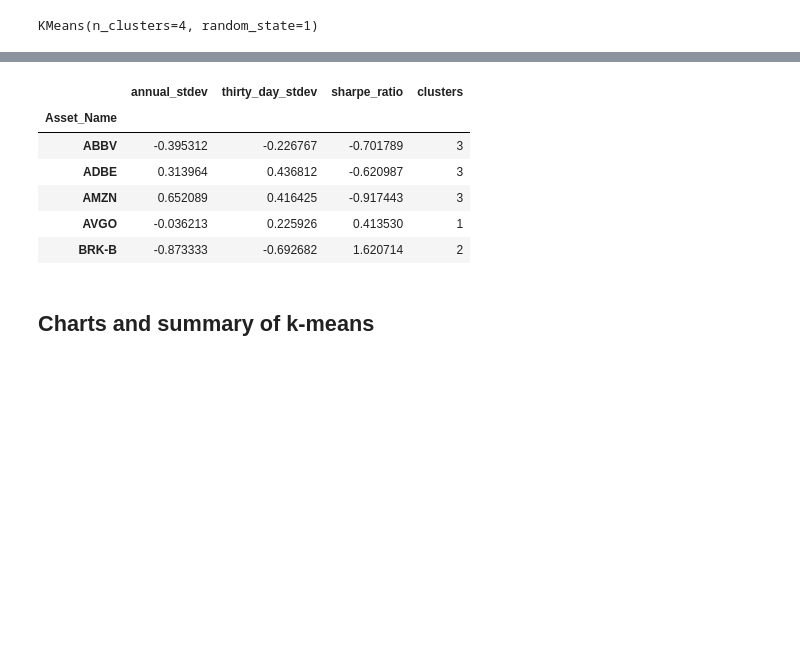
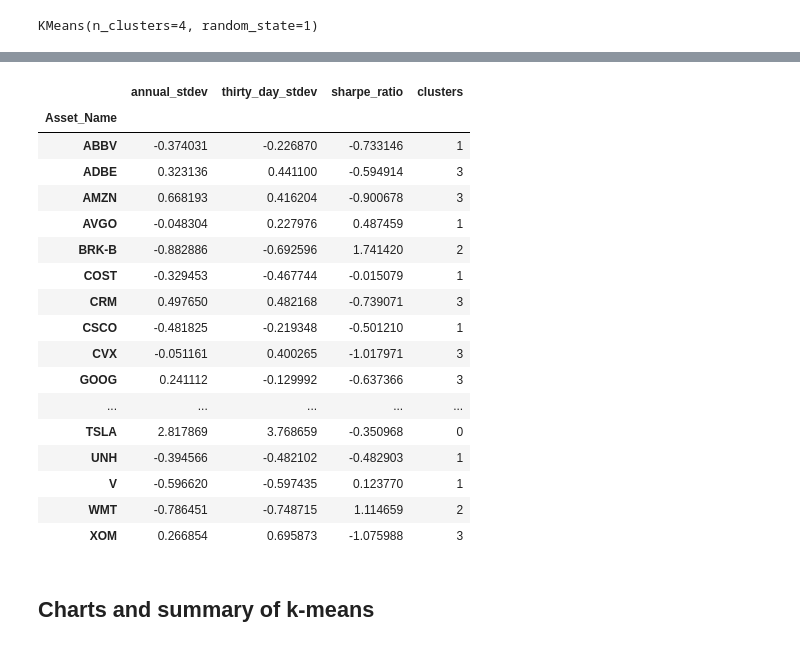
Before and after one commit to ssenhouse/project_2_lex_luthor_advisor, a Jupyter notebook: Asset_Quant_Data.ipynb, the cells around one changed output, grey strips where cells are left out. Cells and saved outputs as stored; diff of their text form; code cells hidden in the pictures; blank space fills up the shorter version.

Commit message:
updated kmeans model and segmented data by clusters

```diff
--- a/Asset_Quant_Data.ipynb
+++ b/Asset_Quant_Data.ipynb
@@ -241,17 +241,28 @@ asset_data_scaled_predict = asset_data_scaled.copy()
 # %%
 # Add a new column to the DataFrame with the predicted clusters
 asset_data_scaled_predict["clusters"] = k
 
 # Display sample data
-asset_data_scaled_predict.head()
+asset_data_scaled_predict
 # %% [output]
 |  | annual_stdev | thirty_day_stdev | sharpe_ratio | clusters |
 | Asset_Name |  |  |  |  |
-| ABBV | -0.395312 | -0.226767 | -0.701789 | 3 |
-| ADBE | 0.313964 | 0.436812 | -0.620987 | 3 |
-| AMZN | 0.652089 | 0.416425 | -0.917443 | 3 |
-| AVGO | -0.036213 | 0.225926 | 0.413530 | 1 |
-| BRK-B | -0.873333 | -0.692682 | 1.620714 | 2 |
+| ABBV | -0.374031 | -0.226870 | -0.733146 | 1 |
+| ADBE | 0.323136 | 0.441100 | -0.594914 | 3 |
+| AMZN | 0.668193 | 0.416204 | -0.900678 | 3 |
+| AVGO | -0.048304 | 0.227976 | 0.487459 | 1 |
+| BRK-B | -0.882886 | -0.692596 | 1.741420 | 2 |
+| COST | -0.329453 | -0.467744 | -0.015079 | 1 |
+| CRM | 0.497650 | 0.482168 | -0.739071 | 3 |
+| CSCO | -0.481825 | -0.219348 | -0.501210 | 1 |
+| CVX | -0.051161 | 0.400265 | -1.017971 | 3 |
+| GOOG | 0.241112 | -0.129992 | -0.637366 | 3 |
+| ... | ... | ... | ... | ... |
+| TSLA | 2.817869 | 3.768659 | -0.350968 | 0 |
+| UNH | -0.394566 | -0.482102 | -0.482903 | 1 |
+| V | -0.596620 | -0.597435 | 0.123770 | 1 |
+| WMT | -0.786451 | -0.748715 | 1.114659 | 2 |
+| XOM | 0.266854 | 0.695873 | -1.075988 | 3 |
 # %% [markdown]
 ## Charts and summary of k-means
 # %%
```
Also changed, not shown: parts of 15 cells of this notebook.
